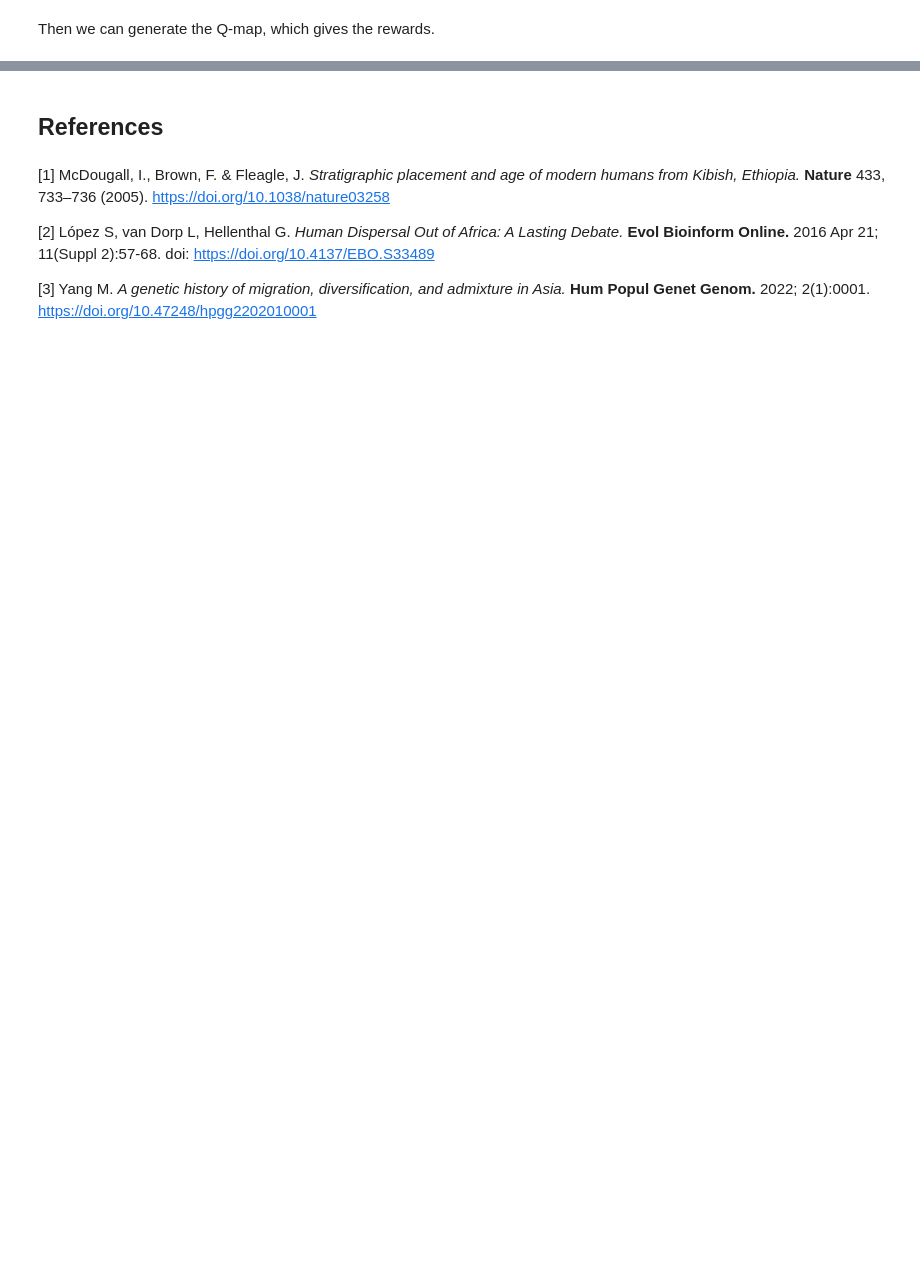
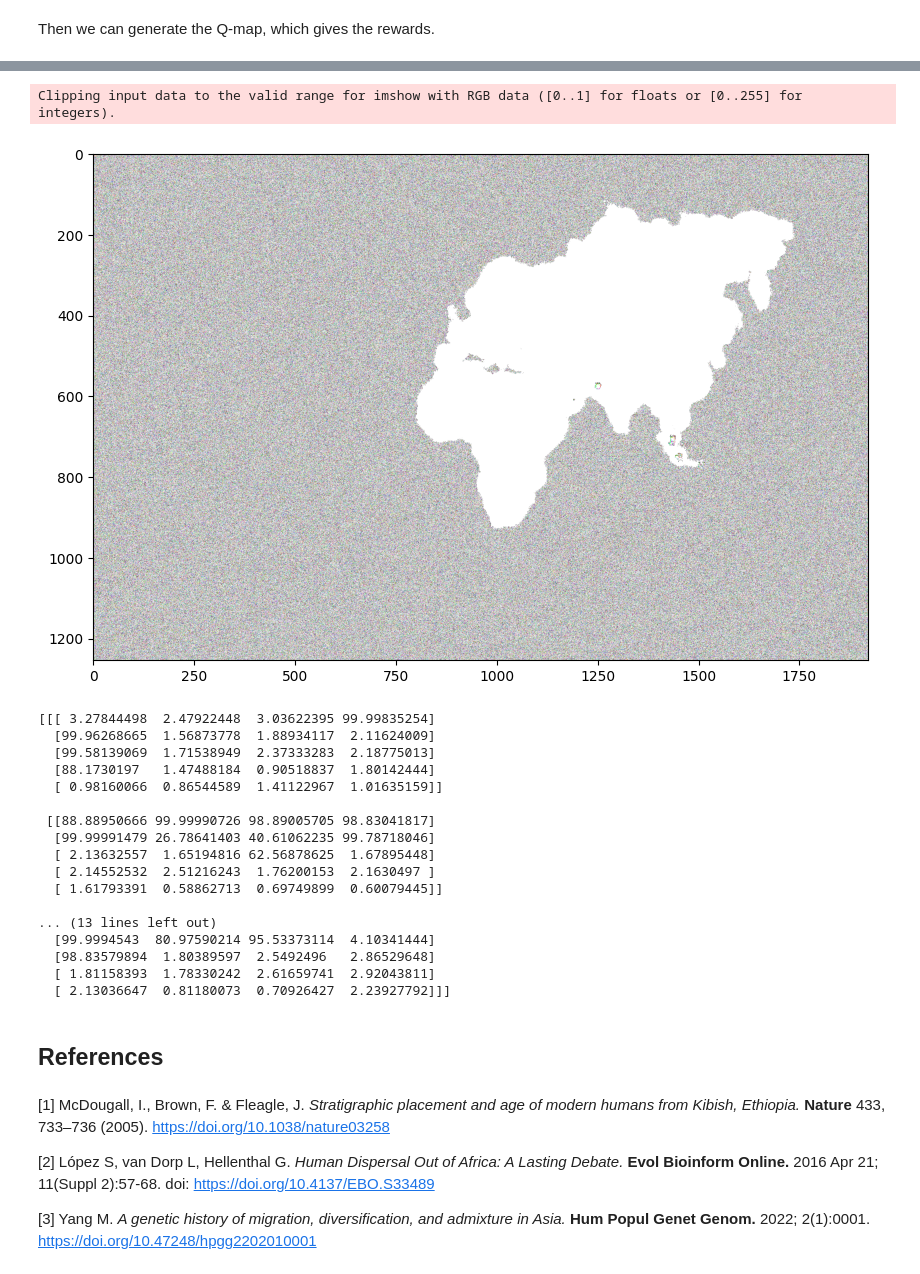
Before and after one commit to aethrvmn/Human-Diffusion, a Jupyter notebook: diffusion_process.ipynb, the cells around one changed output, grey strips where cells are left out. Saved outputs shown, nothing was run; the diff lists cells and outputs as text; code cells hidden in the pictures; blank space fills up the shorter version.

```diff
--- a/diffusion_process.ipynb
+++ b/diffusion_process.ipynb
@@ -171,3 +301,28 @@ plt.show()
+# %%
+fig = plt.figure(figsize = (10,10))
+plt.imshow(q_values, cmap = 'magma')
+plt.show()
+print(q_values[705:710, 1435:1440])
+# %% [output]
+Clipping input data to the valid range for imshow with RGB data ([0..1] for floats or [0..255] for integers).
+[figure, added]
+[[[ 3.27844498  2.47922448  3.03622395 99.99835254]
+  [99.96268665  1.56873778  1.88934117  2.11624009]
+  [99.58139069  1.71538949  2.37333283  2.18775013]
+  [88.1730197   1.47488184  0.90518837  1.80142444]
+  [ 0.98160066  0.86544589  1.41122967  1.01635159]]
+
+ [[88.88950666 99.99990726 98.89005705 98.83041817]
+  [99.99991479 26.78641403 40.61062235 99.78718046]
+  [ 2.13632557  1.65194816 62.56878625  1.67895448]
+  [ 2.14552532  2.51216243  1.76200153  2.1630497 ]
+  [ 1.61793391  0.58862713  0.69749899  0.60079445]]
+
+... (13 lines left out)
+  [99.9994543  80.97590214 95.53373114  4.10341444]
+  [98.83579894  1.80389597  2.5492496   2.86529648]
+  [ 1.81158393  1.78330242  2.61659741  2.92043811]
+  [ 2.13036647  0.81180073  0.70926427  2.23927792]]]
 # %% [markdown]
 ## References
 # %% [markdown]
```
Also changed, not shown: parts of 9 cells of this notebook.
